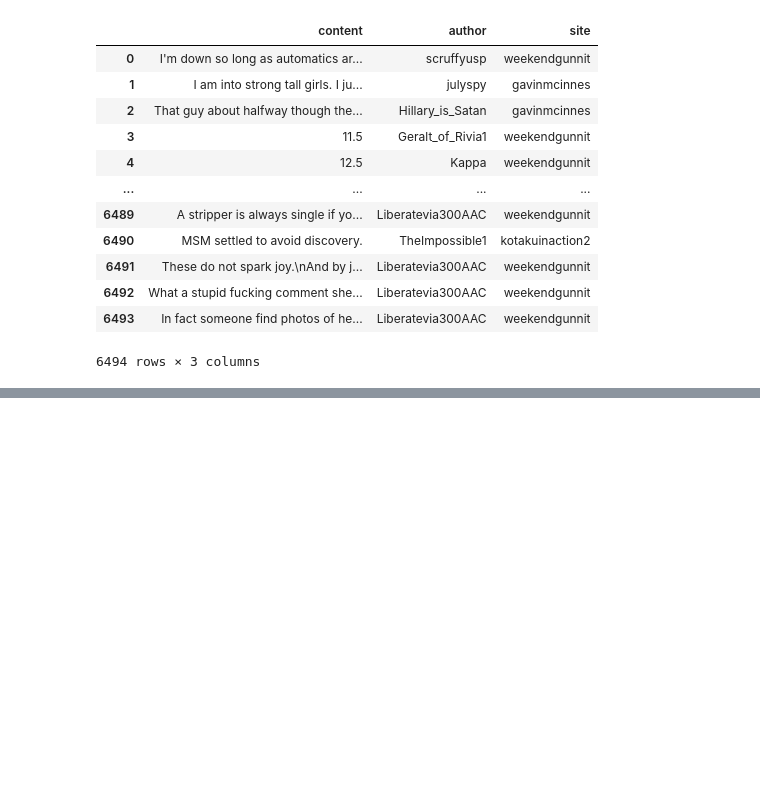
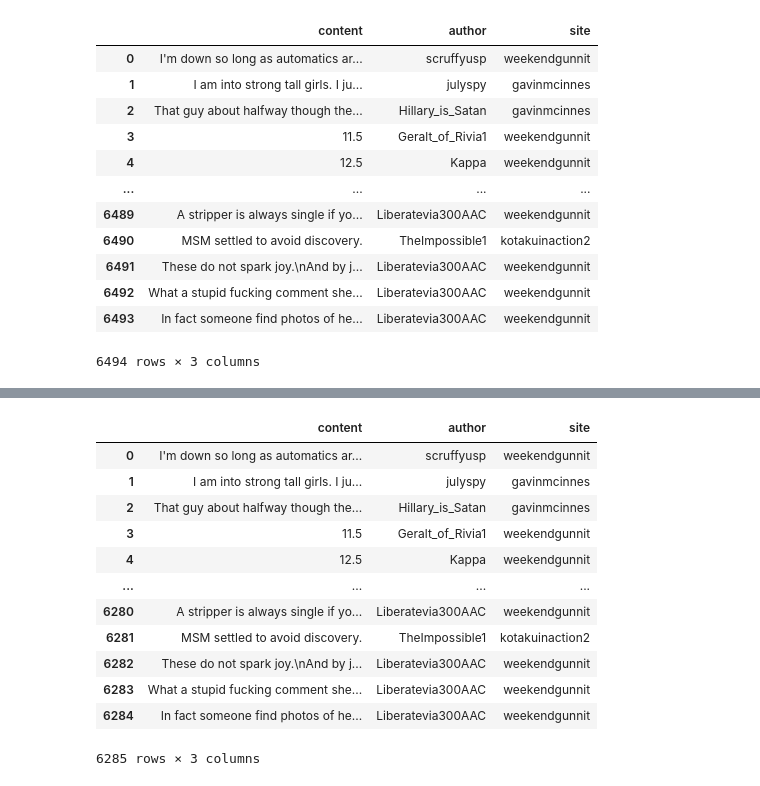
Before and after one commit to nmrastogi/QAnon_chpc, a Jupyter notebook: same_range.ipynb, the cells around one changed output, grey strips where cells are left out. Cells and saved outputs as stored; diff of their text form; code cells hidden in the pictures; blank space fills up the shorter version.

```diff
--- a/same_range.ipynb
+++ b/same_range.ipynb
@@ -40,0 +66,17 @@ comments
+# %%
+import re
+
+# Step 1: Remove rows where both 'title' and 'content' are NaN or empty
+df_cleaned = df.dropna(subset=['title', 'content'], how='all')  # Drop if both are NaN
+df_cleaned = df_cleaned[~((df_cleaned['title'].fillna('').str.strip() == '') &
+                          (df_cleaned['content'].fillna('').str.strip() == ''))]  # Drop if both are empty strings
+
+# Step 2: Remove rows with links in both 'title' and 'content'
+has_link = df_cleaned['title'].fillna('').str.contains(r'http[s]?://\S+', na=False) & \
+           df_cleaned['content'].fillna('').str.contains(r'http[s]?://\S+', na=False)
+df_cleaned = df_cleaned[~has_link]
+
+# Reset the index of the dataframe
+df_cleaned = df_cleaned.reset_index(drop=True)
+
+df_cleaned
@@ -40,0 +97,3 @@ comments
+# %%
+df=df_cleaned
+df
@@ -40,0 +271,5 @@ comments
+# %%
+import pandas as pd
+file_path = "/scratch/general/vast/u1472278/comments_range.csv"
+comments=pd.read_csv(file_path)
+comments
@@ -40,0 +290,3 @@ comments
+# %%
+df=comments
+df
@@ -40,0 +307,28 @@ comments
+# %%
+import re
+
+# Step 1: Remove rows where both 'title' and 'content' are NaN or empty
+df_cleaned = df.dropna(subset=['content'], how='all')  # Drop rows only if both are NaN
+df_cleaned = df_cleaned[(df_cleaned['content'].str.strip() != '')]  # Keep rows if either column has text
+
+# Step 2: Remove rows with links in both 'title' and 'content' (detecting links using regex)
+df_cleaned = df_cleaned[~df_cleaned['content'].str.contains(r'http[s]?://\S+', na=False)]
+
+# Reset the index of the dataframe
+df_cleaned = df_cleaned.reset_index(drop=True)
+
+df_cleaned
+# %% [output]
+|  | content | author | site |
+| 0 | I'm down so long as automatics ar... | scruffyusp | weekendgunnit |
+| 1 | I am into strong tall girls. I ju... | julyspy | gavinmcinnes |
+| 2 | That guy about halfway though the... | Hillary_is_Satan | gavinmcinnes |
+| 3 | 11.5 | Geralt_of_Rivia1 | weekendgunnit |
+| 4 | 12.5 | Kappa | weekendgunnit |
+| ... | ... | ... | ... |
+| 6280 | A stripper is always single if yo... | Liberatevia300AAC | weekendgunnit |
+| 6281 | MSM settled to avoid discovery. | TheImpossible1 | kotakuinaction2 |
+| 6282 | These do not spark joy.\nAnd by j... | Liberatevia300AAC | weekendgunnit |
+| 6283 | What a stupid fucking comment she... | Liberatevia300AAC | weekendgunnit |
+| 6284 | In fact someone find photos of he... | Liberatevia300AAC | weekendgunnit |
+6285 rows × 3 columns
```
Also changed, not shown: parts of 12 cells of this notebook.
